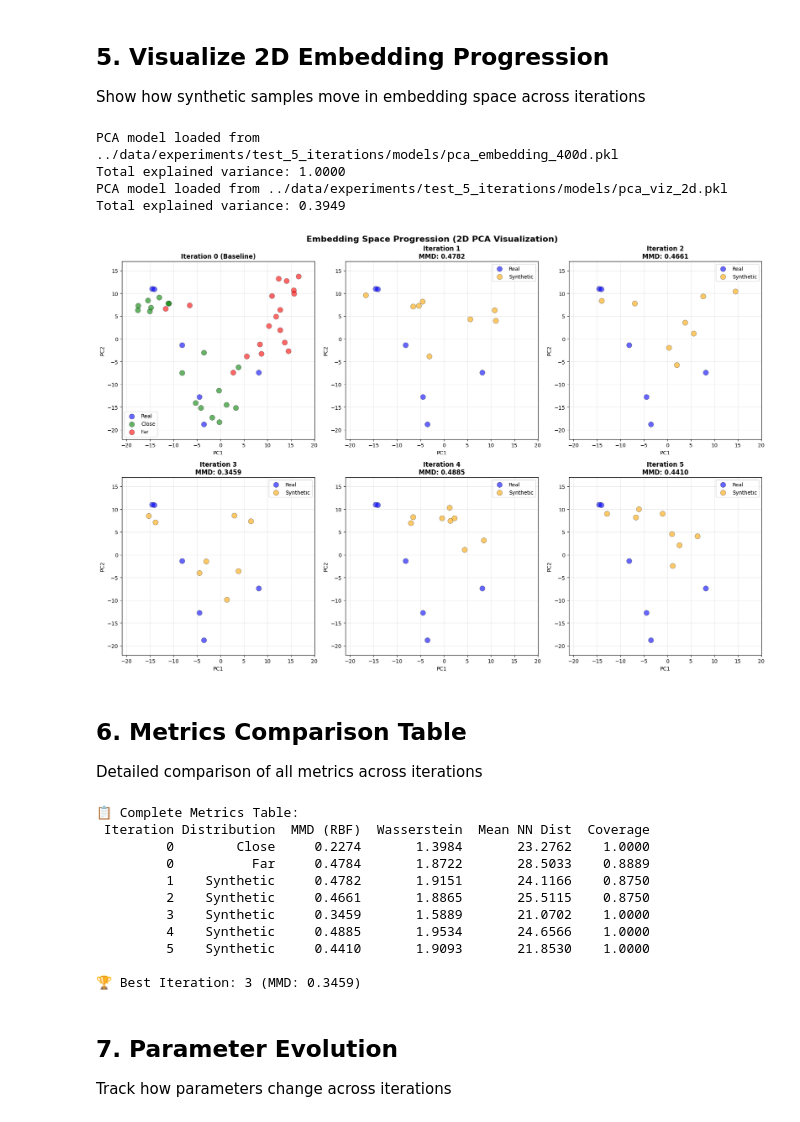
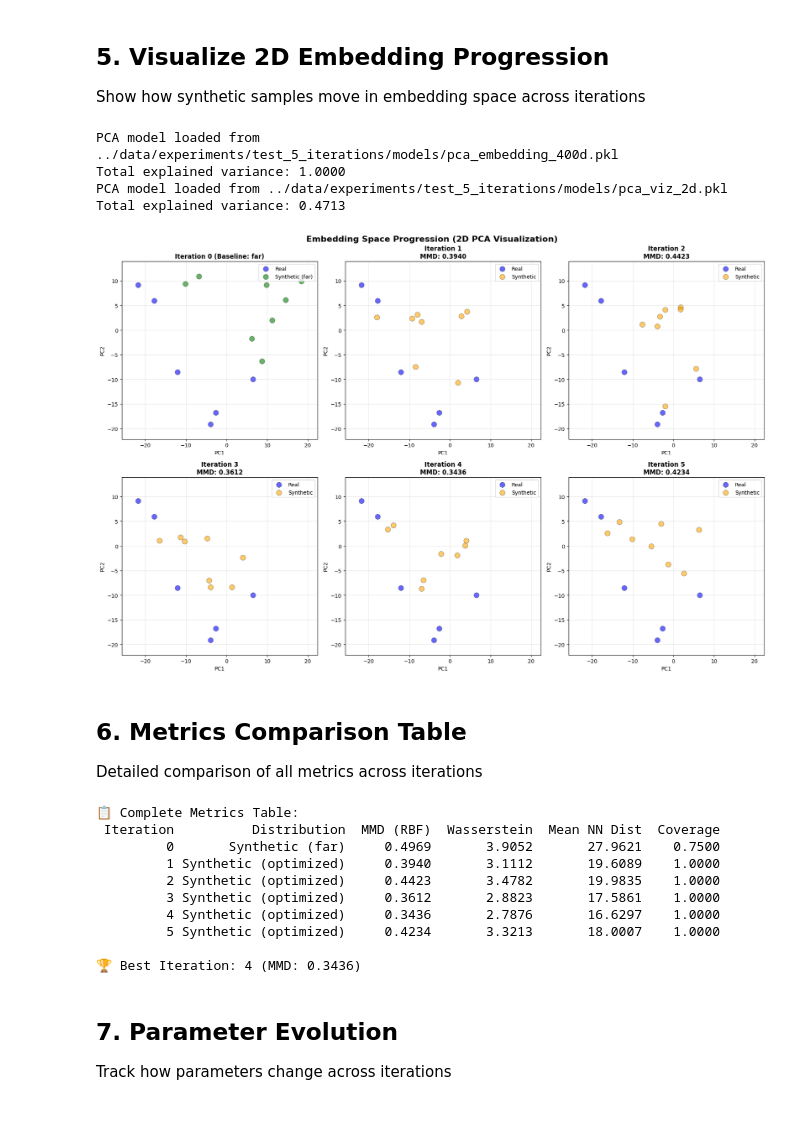
Before and after one commit to tensorleap/synthetic-data-optimizer, a Jupyter notebook: notebooks/test_experiment_runner.ipynb, the cells around one changed output. Drawn from its saved outputs; the diff is of its cells as text; code cells hidden in the pictures.

```diff
--- a/notebooks/test_experiment_runner.ipynb
+++ b/notebooks/test_experiment_runner.ipynb
@@ -45,9 +45,11 @@ test_config['replications_per_iteration'] = 2  # 2 replications = 8 images per i
 # Reduce iteration 0 sizes
 test_config['real']['param_sets'] = 3
 test_config['real']['replications'] = 2
-test_config['close']['param_sets'] = 9
+
+# Set initial condition (will use either 'close' or 'far' distribution)
+test_config['close']['param_sets'] = 4
 test_config['close']['replications'] = 2
-test_config['far']['param_sets'] = 9
+test_config['far']['param_sets'] = 4
 test_config['far']['replications'] = 2
 
 # Save test config
@@ -56,8 +58,9 @@ with open(test_config_path, 'w') as f:
     yaml.dump(test_config, f, default_flow_style=False)
 
 print(f"Test config saved to: {test_config_path}")
+print(f"Initial condition: {test_config['initial_condition']}")
 print(f"Experiment will run for {test_config['max_iterations']} iterations")
 print(f"Each iteration: {test_config['iteration_batch_size']} param sets × {test_config['replications_per_iteration']} replications = {test_config['iteration_batch_size'] * test_config['replications_per_iteration']} images")
-print(f"\\nNote: PCA will automatically adjust dimensions based on dataset size")
+print(f"\nNote: PCA will automatically adjust dimensions based on dataset size")
 # %% [output]
 Test config saved to: ../configs/test_experiment_config.yaml
@@ -221,18 +228,16 @@ Show how synthetic samples move in embedding space across iterations
 pca_embedding = PCAProjector.load(runner.iteration_manager.models_dir / "pca_embedding_400d.pkl")
 pca_viz = PCAProjector.load(runner.iteration_manager.models_dir / "pca_viz_2d.pkl")
 
-# Get real embeddings (reference)
+# Get real embeddings from iteration 0 (saved as separate embedding file)
 real_embeddings_400d = iterations[0]['embeddings']['real']
 real_2d = pca_viz.transform(real_embeddings_400d)
 
-# Get baseline distributions
-close_embeddings_400d = iterations[0]['embeddings']['close']
-far_embeddings_400d = iterations[0]['embeddings']['far']
-close_2d = pca_viz.transform(close_embeddings_400d)
-far_2d = pca_viz.transform(far_embeddings_400d)
+# Get baseline synthetic from iteration 0
+baseline_embeddings_400d = iterations[0]['embeddings']['synthetic']
+baseline_2d = pca_viz.transform(baseline_embeddings_400d)
 
 # Collect all 2D embeddings to calculate global axis ranges
-all_2d_points = [real_2d, close_2d, far_2d]
+all_2d_points = [real_2d, baseline_2d]
 
 # Add synthetic embeddings from optimization iterations
 n_opt_iters = len(opt_metrics)
@@ -259,41 +264,40 @@ fig.suptitle('Embedding Space Progression (2D PCA Visualization)', fontsize=16,
 
 # Plot iteration 0
 axes[0].scatter(real_2d[:, 0], real_2d[:, 1], c='blue', label='Real', alpha=0.6, s=100, edgecolors='black', linewidths=0.5)
-axes[0].scatter(close_2d[:, 0], close_2d[:, 1], c='green', label='Close', alpha=0.6, s=100, edgecolors='black', linewidths=0.5)
-axes[0].scatter(far_2d[:, 0], far_2d[:, 1], c='red', label='Far', alpha=0.6, s=100, edgecolors='black', linewidths=0.5)
-axes[0].set_title('Iteration 0 (Baseline)', fontsize=12, fontweight='bold')
+axes[0].scatter(baseline_2d[:, 0], baseline_2d[:, 1], c='green', label=f'Synthetic ({initial_condition})', alpha=0.6, s=100, edgecolors='black', linewidths=0.5)
+axes[0].set_title(f'Iteration 0 (Baseline: {initial_condition})', fontsize=12, fontweight='bold')
 axes[0].set_xlabel('PC1')
 axes[0].set_ylabel('PC2')
 axes[0].set_xlim(x_range)
 axes[0].set_ylim(y_range)
 axes[0].legend()
 axes[0].grid(True, alpha=0.3)
 
 # Plot optimization iterations
 for i in range(n_opt_iters):
     synthetic_embeddings_400d = iterations[i + 1]['embeddings']
     synthetic_2d = pca_viz.transform(synthetic_embeddings_400d)
 
     axes[i + 1].scatter(real_2d[:, 0], real_2d[:, 1], c='blue', label='Real', alpha=0.6, s=100, edgecolors='black', linewidths=0.5)
     axes[i + 1].scatter(synthetic_2d[:, 0], synthetic_2d[:, 1], c='orange', label='Synthetic', alpha=0.6, s=100, edgecolors='black', linewidths=0.5)
 
     mmd = opt_metrics[i]['mmd_rbf']
     axes[i + 1].set_title(f'Iteration {i + 1}\nMMD: {mmd:.4f}', fontsize=12, fontweight='bold')
     axes[i + 1].set_xlabel('PC1')
     axes[i + 1].set_ylabel('PC2')
     axes[i + 1].set_xlim(x_range)
     axes[i + 1].set_ylim(y_range)
     axes[i + 1].legend()
     axes[i + 1].grid(True, alpha=0.3)
 
 plt.tight_layout()
 plt.show()
 # %% [output]
 PCA model loaded from ../data/experiments/test_5_iterations/models/pca_embedding_400d.pkl
 Total explained variance: 1.0000
 PCA model loaded from ../data/experiments/test_5_iterations/models/pca_viz_2d.pkl
-Total explained variance: 0.3949
+Total explained variance: 0.4713
-[figure, old version]
+[figure, new version]
 # %% [markdown]
 ## 6. Metrics Comparison Table
 
@@ -302,29 +306,21 @@ Detailed comparison of all metrics across iterations
 # Create comparison dataframe
 rows = []
 
-# Add baseline
+# Add baseline (iteration 0)
 rows.append({
     'Iteration': 0,
-    'Distribution': 'Close',
-    'MMD (RBF)': close_baseline['mmd_rbf'],
-    'Wasserstein': close_baseline['wasserstein'],
-    'Mean NN Dist': close_baseline['mean_nn_distance'],
-    'Coverage': close_baseline['coverage']
-})
-rows.append({
-    'Iteration': 0,
-    'Distribution': 'Far',
-    'MMD (RBF)': far_baseline['mmd_rbf'],
-    'Wasserstein': far_baseline['wasserstein'],
-    'Mean NN Dist': far_baseline['mean_nn_distance'],
-    'Coverage': far_baseline['coverage']
+    'Distribution': f'Synthetic ({initial_condition})',
+    'MMD (RBF)': iter0_metrics['mmd_rbf'],
+    'Wasserstein': iter0_metrics['wasserstein'],
+    'Mean NN Dist': iter0_metrics['mean_nn_distance'],
+    'Coverage': iter0_metrics['coverage']
 })
 
 # Add optimization iterations
 for i, metrics in enumerate(opt_metrics, start=1):
     rows.append({
         'Iteration': i,
-        'Distribution': 'Synthetic',
+        'Distribution': 'Synthetic (optimized)',
         'MMD (RBF)': metrics['mmd_rbf'],
         'Wasserstein': metrics['wasserstein'],
         'Mean NN Dist': metrics['mean_nn_distance'],
@@ -339,25 +335,23 @@ pd.options.display.float_format = '{:.4f}'.format
 print("\n📋 Complete Metrics Table:")
 print(df.to_string(index=False))
 
-# Highlight best synthetic iteration
-synthetic_df = df[df['Distribution'] == 'Synthetic']
-best_mmd_idx = synthetic_df['MMD (RBF)'].idxmin()
-best_iter = synthetic_df.loc[best_mmd_idx, 'Iteration']
-best_mmd = synthetic_df.loc[best_mmd_idx, 'MMD (RBF)']
+# Highlight best iteration (minimum MMD)
+best_mmd_idx = df['MMD (RBF)'].idxmin()
+best_iter = df.loc[best_mmd_idx, 'Iteration']
+best_mmd = df.loc[best_mmd_idx, 'MMD (RBF)']
 
 print(f"\n🏆 Best Iteration: {int(best_iter)} (MMD: {best_mmd:.4f})")
 # %% [output]
 📋 Complete Metrics Table:
- Iteration Distribution  MMD (RBF)  Wasserstein  Mean NN Dist  Coverage
-         0        Close     0.2274       1.3984       23.2762    1.0000
-         0          Far     0.4784       1.8722       28.5033    0.8889
-         1    Synthetic     0.4782       1.9151       24.1166    0.8750
-         2    Synthetic     0.4661       1.8865       25.5115    0.8750
-         3    Synthetic     0.3459       1.5889       21.0702    1.0000
-         4    Synthetic     0.4885       1.9534       24.6566    1.0000
-         5    Synthetic     0.4410       1.9093       21.8530    1.0000
+ Iteration          Distribution  MMD (RBF)  Wasserstein  Mean NN Dist  Coverage
+         0       Synthetic (far)     0.4969       3.9052       27.9621    0.7500
+         1 Synthetic (optimized)     0.3940       3.1112       19.6089    1.0000
+         2 Synthetic (optimized)     0.4423       3.4782       19.9835    1.0000
+         3 Synthetic (optimized)     0.3612       2.8823       17.5861    1.0000
+         4 Synthetic (optimized)     0.3436       2.7876       16.6297    1.0000
+         5 Synthetic (optimized)     0.4234       3.3213       18.0007    1.0000
 
-🏆 Best Iteration: 3 (MMD: 0.3459)
+🏆 Best Iteration: 4 (MMD: 0.3436)
 # %% [markdown]
 ## 7. Parameter Evolution
 
```
Also changed, not shown: parts of 5 cells of this notebook, 2 other files.
